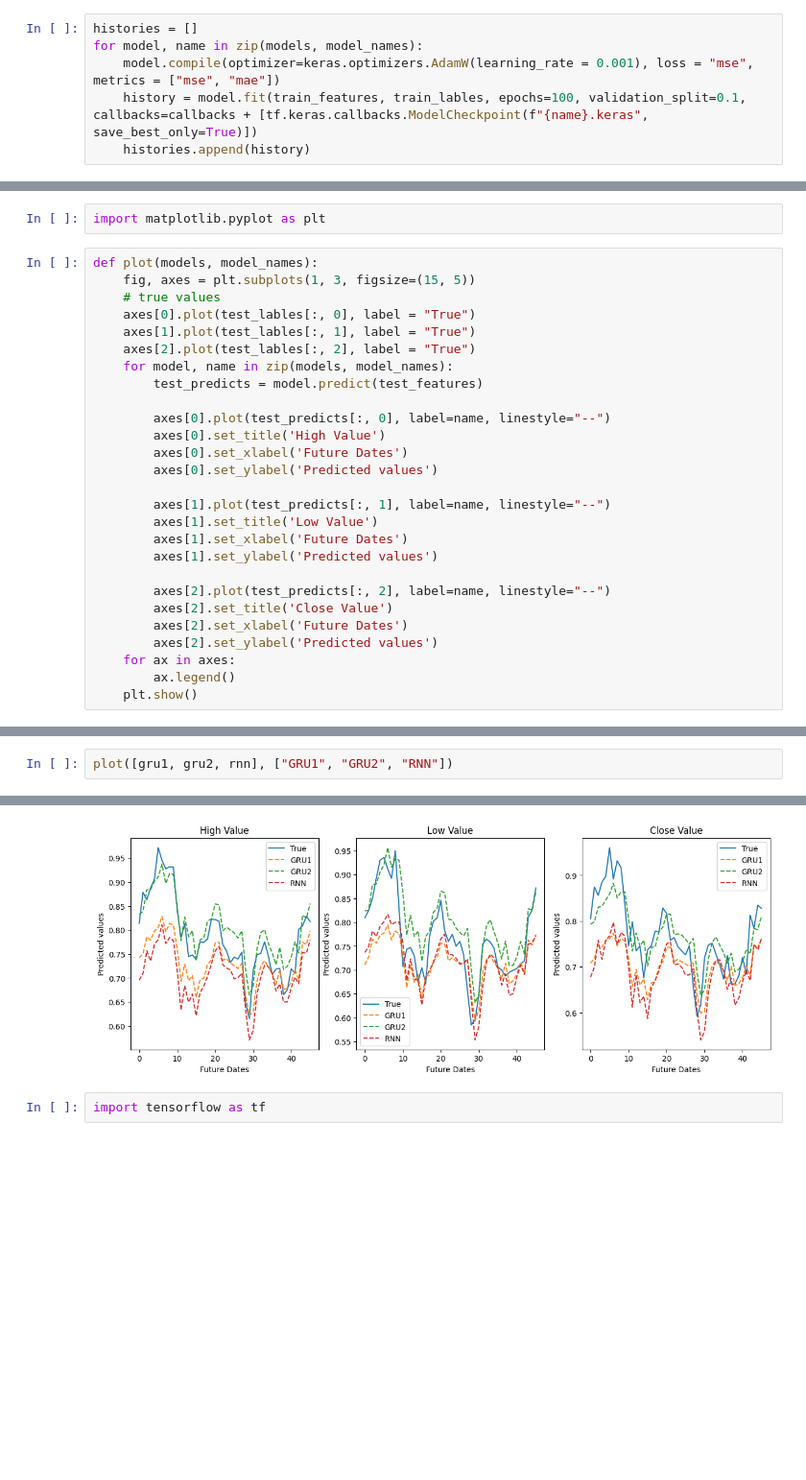
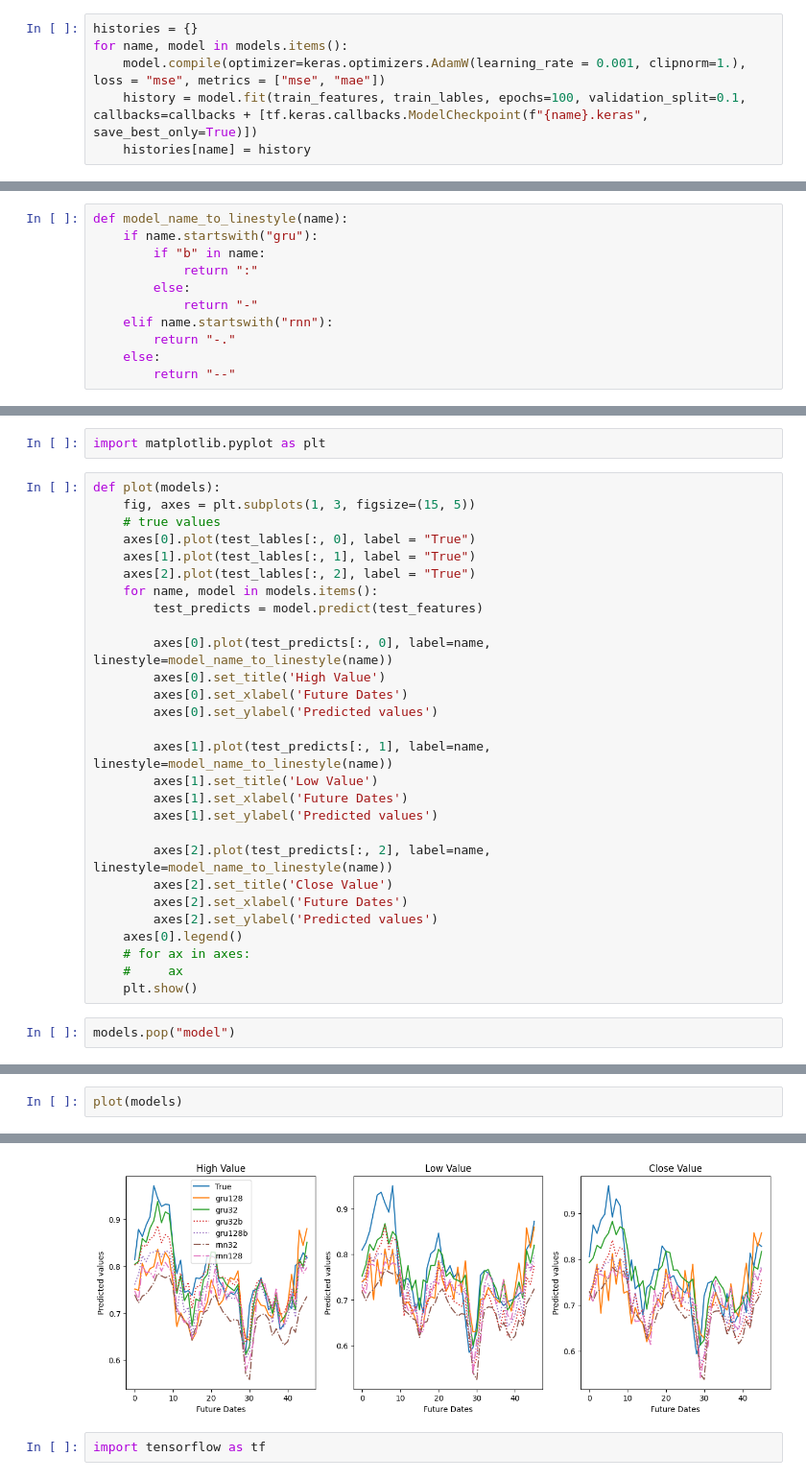
Before and after one commit to BobMak/btc-pred, a Jupyter notebook: notebooks/Data Modelling.ipynb, the cells around one changed output, grey strips where cells are left out. Shown at 96% size. Saved outputs shown, nothing was run; the diff lists cells and outputs as text; blank space fills up the shorter version.

```diff
--- a/notebooks/Data Modelling.ipynb
+++ b/notebooks/Data Modelling.ipynb
@@ -354,10 +426,10 @@ model_names = ["gru128", "gru128b", "gru32", "gru32b", "rnn"]
 # %% [markdown]
 train all models
 # %%
-histories = []
-for model, name in zip(models, model_names):
-    model.compile(optimizer=keras.optimizers.AdamW(learning_rate = 0.001), loss = "mse", metrics = ["mse", "mae"])
+histories = {}
+for name, model in models.items():
+    model.compile(optimizer=keras.optimizers.AdamW(learning_rate = 0.001, clipnorm=1.), loss = "mse", metrics = ["mse", "mae"])
     history = model.fit(train_features, train_lables, epochs=100, validation_split=0.1, callbacks=callbacks + [tf.keras.callbacks.ModelCheckpoint(f"{name}.keras", save_best_only=True)])
-    histories.append(history)
+    histories[name] = history
 # %% [output]
 Epoch 1/100
@@ -380,3 +481,14 @@ Epoch 40/100
 # %% [markdown]
 ## Training progress
+# %%
+def model_name_to_linestyle(name):
+    if name.startswith("gru"):
+        if "b" in name:
+            return ":"
+        else:
+            return "-"
+    elif name.startswith("rnn"):
+        return "-."
+    else:
+        return "--"
 # %%
@@ -412,29 +523,32 @@ save the best model
 # %%
 import matplotlib.pyplot as plt
 # %%
-def plot(models, model_names):
+def plot(models):
     fig, axes = plt.subplots(1, 3, figsize=(15, 5))
     # true values
     axes[0].plot(test_lables[:, 0], label = "True")
     axes[1].plot(test_lables[:, 1], label = "True")
     axes[2].plot(test_lables[:, 2], label = "True")
-    for model, name in zip(models, model_names):
+    for name, model in models.items():
         test_predicts = model.predict(test_features)
 
-        axes[0].plot(test_predicts[:, 0], label=name, linestyle="--")
+        axes[0].plot(test_predicts[:, 0], label=name, linestyle=model_name_to_linestyle(name))
         axes[0].set_title('High Value')
         axes[0].set_xlabel('Future Dates')
         axes[0].set_ylabel('Predicted values')
 
-        axes[1].plot(test_predicts[:, 1], label=name, linestyle="--")
+        axes[1].plot(test_predicts[:, 1], label=name, linestyle=model_name_to_linestyle(name))
         axes[1].set_title('Low Value')
         axes[1].set_xlabel('Future Dates')
         axes[1].set_ylabel('Predicted values')
 
-        axes[2].plot(test_predicts[:, 2], label=name, linestyle="--")
+        axes[2].plot(test_predicts[:, 2], label=name, linestyle=model_name_to_linestyle(name))
         axes[2].set_title('Close Value')
         axes[2].set_xlabel('Future Dates')
         axes[2].set_ylabel('Predicted values')
-    for ax in axes:
-        ax.legend()
+    axes[0].legend()
+    # for ax in axes:
+    #     ax
     plt.show()
+# %%
+models.pop("model")
@@ -441,4 +557,4 @@ def plot(models, model_names):
 # %%
-plot([gru1, gru2, rnn], ["GRU1", "GRU2", "RNN"])
+plot(models)
 # %% [output]
 2/2 ━━━━━━━━━━━━━━━━━━━━ 0s 3ms/step
@@ -449,4 +566,4 @@ WARNING:tensorflow:5 out of the last 16 calls to <function TensorFlowTrainer.mak
-[figure, old version]
+[figure, new version]
 # %%
 import tensorflow as tf
 # %%
```
Also changed, not shown: parts of 18 cells of this notebook.
